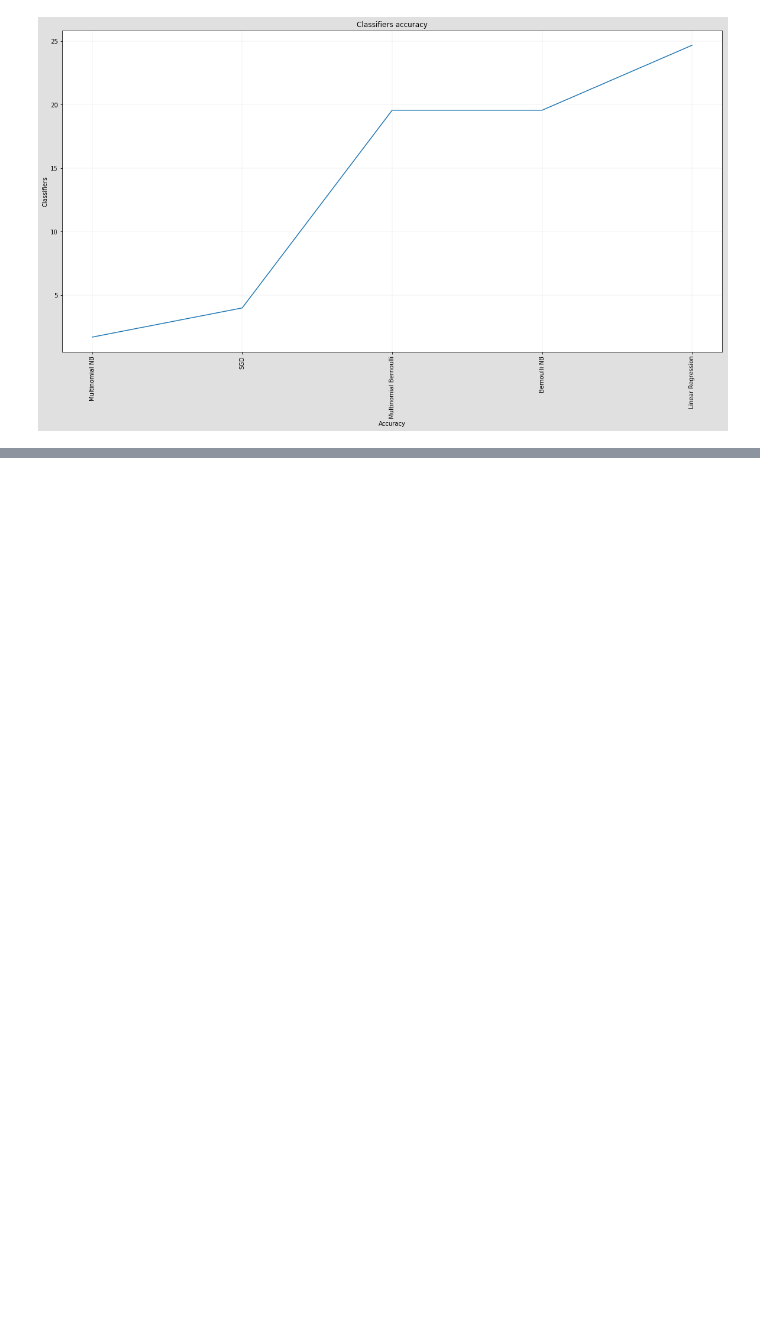
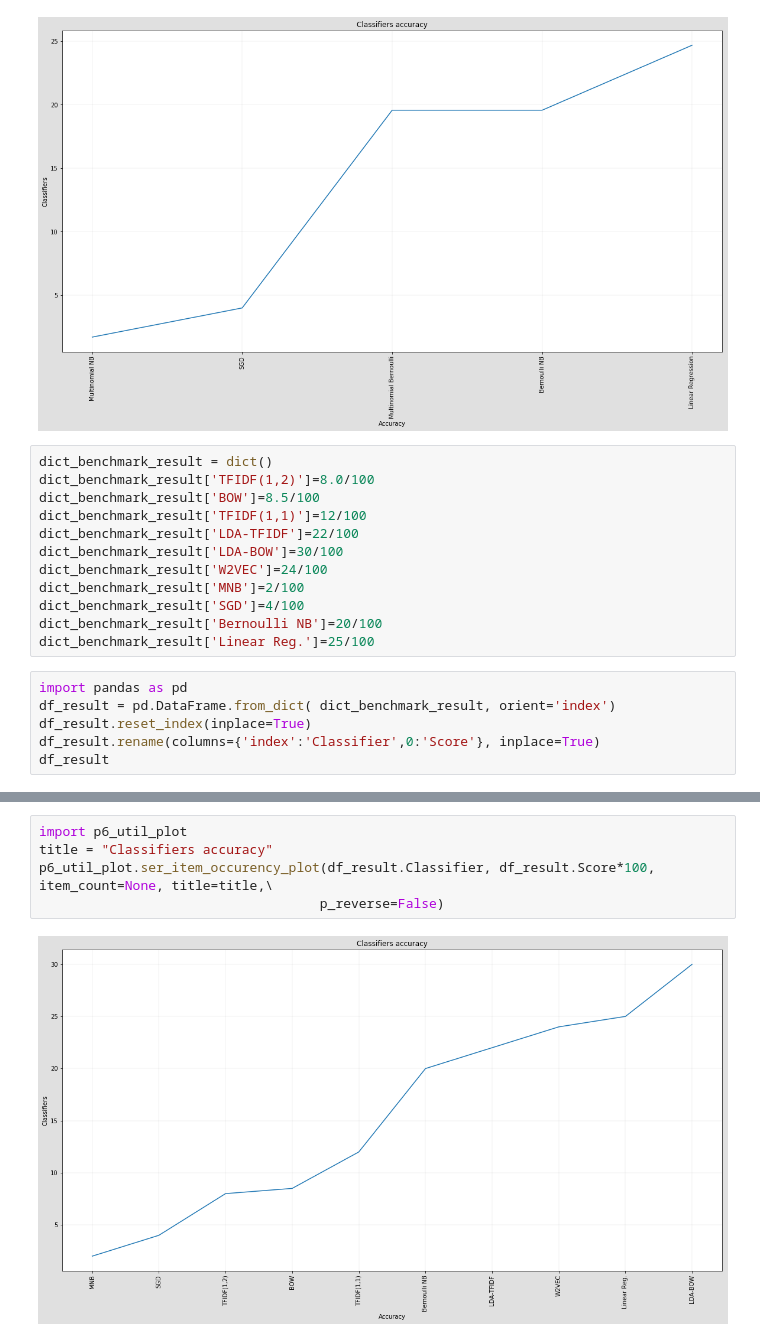
Before and after one commit to dataforcast/OC_Datascientist, a Jupyter notebook: P6/P6_SupervizedMethods.ipynb, the cells around one changed output, grey strips where cells are left out. Drawn from its saved outputs; the diff is of its cells as text; blank space fills up the shorter version.

```diff
--- a/P6/P6_SupervizedMethods.ipynb
+++ b/P6/P6_SupervizedMethods.ipynb
@@ -676,3 +676,21 @@ p6_util_plot.ser_item_occurency_plot(df_result.Classifier, df_result.Score*100,
                                     p_reverse=False)
 # %% [output]
 [figure]
+# %%
+dict_benchmark_result = dict()
+dict_benchmark_result['TFIDF(1,2)']=8.0/100
+dict_benchmark_result['BOW']=8.5/100
+dict_benchmark_result['TFIDF(1,1)']=12/100
+dict_benchmark_result['LDA-TFIDF']=22/100
+dict_benchmark_result['LDA-BOW']=30/100
+dict_benchmark_result['W2VEC']=24/100
+dict_benchmark_result['MNB']=2/100
+dict_benchmark_result['SGD']=4/100
+dict_benchmark_result['Bernoulli NB']=20/100
+dict_benchmark_result['Linear Reg.']=25/100
+# %%
+import pandas as pd
+df_result = pd.DataFrame.from_dict( dict_benchmark_result, orient='index')
+df_result.reset_index(inplace=True)
+df_result.rename(columns={'index':'Classifier',0:'Score'}, inplace=True)
+df_result
@@ -678,0 +709,7 @@ p6_util_plot.ser_item_occurency_plot(df_result.Classifier, df_result.Score*100,
+# %%
+import p6_util_plot
+title = "Classifiers accuracy"
+p6_util_plot.ser_item_occurency_plot(df_result.Classifier, df_result.Score*100, item_count=None, title=title,\
+                                    p_reverse=False)
+# %% [output]
+[figure, added]
```
Also changed, not shown: parts of 1 cell of this notebook, 3 other files.
